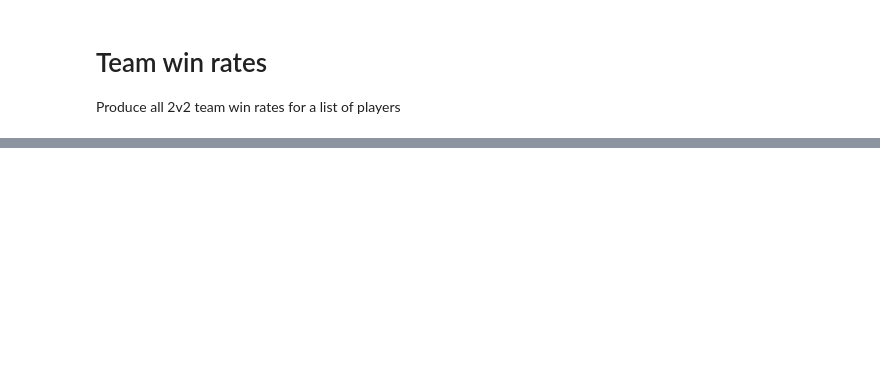
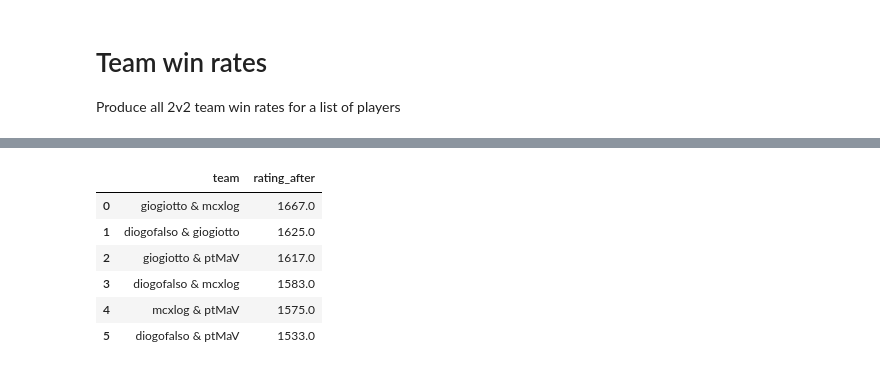
Before and after one commit to diogoalmeida/awbw_stats_aggregator, a Jupyter notebook: examples.ipynb, the cells around one changed output, grey strips where cells are left out. Saved outputs shown, nothing was run; the diff lists cells and outputs as text; code cells hidden in the pictures; blank space fills up the shorter version.

```diff
--- a/examples.ipynb
+++ b/examples.ipynb
@@ -59,0 +141,19 @@ team_win_rates(games, players, team_size=2, min_days=2)
+# %%
+# Latest team Elo table
+latest_team_elo = (
+    team_elo_df.sort_values(["ended_on", "day", "game_id"])
+    .groupby("team", as_index=False)
+    .tail(1)
+    .sort_values("rating_after", ascending=False)
+    [["team", "rating_after"]]
+    .reset_index(drop=True)
+)
+latest_team_elo
+# %% [output]
+|  | team | rating_after |
+| 0 | giogiotto & mcxlog | 1667.0 |
+| 1 | diogofalso & giogiotto | 1625.0 |
+| 2 | giogiotto & ptMaV | 1617.0 |
+| 3 | diogofalso & mcxlog | 1583.0 |
+| 4 | mcxlog & ptMaV | 1575.0 |
+| 5 | diogofalso & ptMaV | 1533.0 |
```
Also changed, not shown: parts of 8 cells of this notebook, 2 other files.
